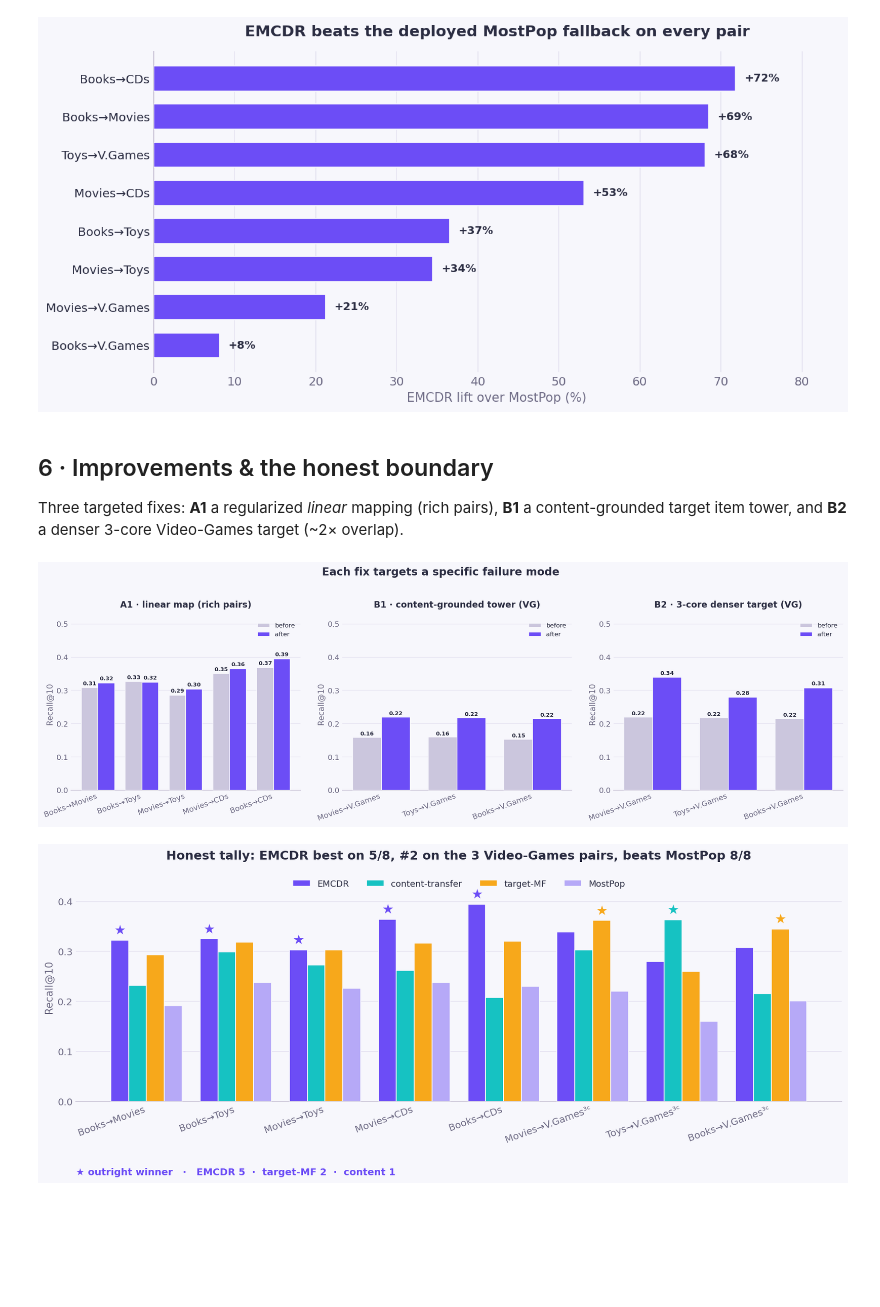
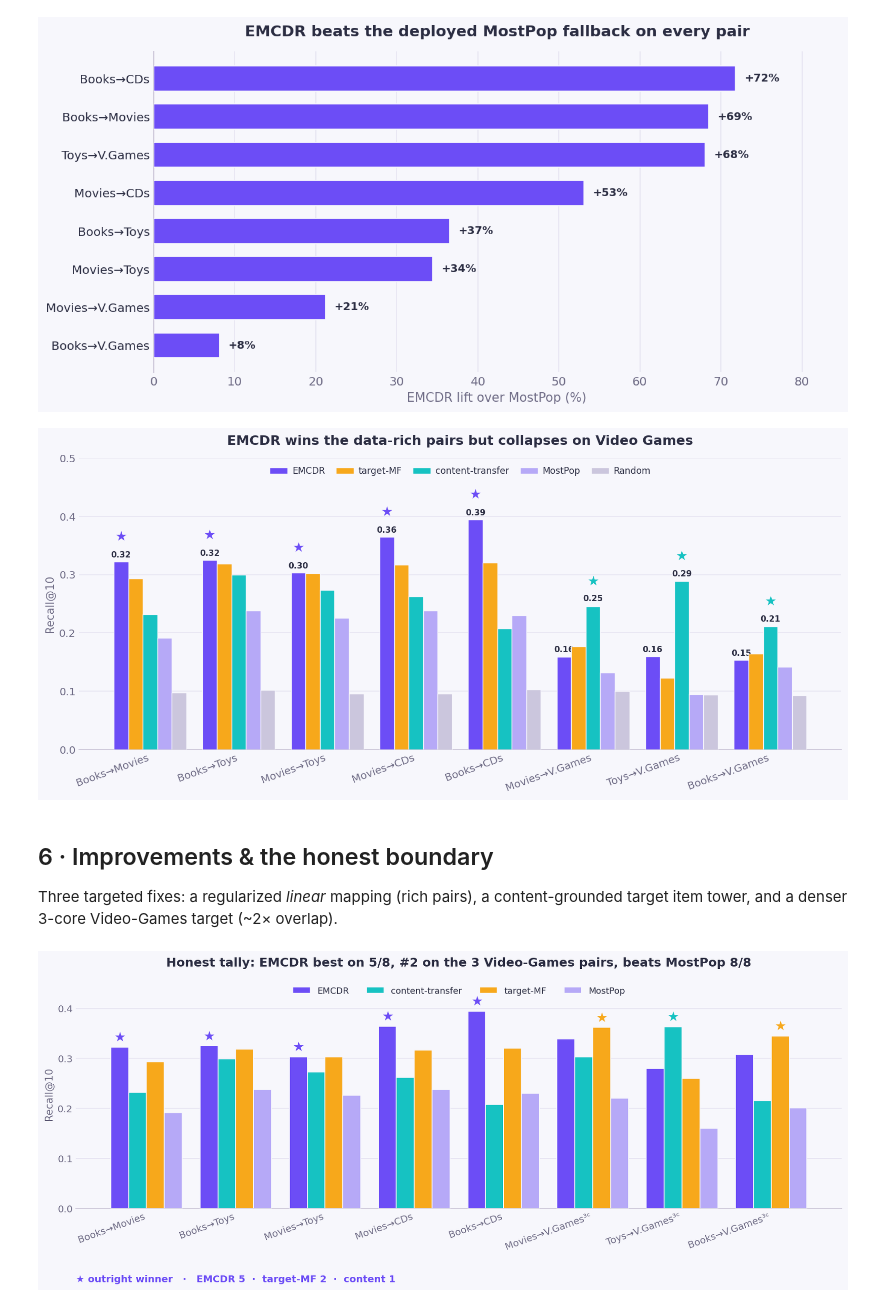
Before and after one commit to orimood/Amazon_CR, a Jupyter notebook: notebooks/presentation.ipynb, the cells around one changed output. Saved outputs shown, nothing was run; the diff lists cells and outputs as text; code cells hidden in the pictures; blank space fills up the shorter version.

```diff
--- a/notebooks/presentation.ipynb
+++ b/notebooks/presentation.ipynb
@@ -786,39 +766,30 @@ style_bar_axis(ax, 'y'); soft_grid(ax, 'x')
 finish(fig)
 # %% [output]
 [figure]
+# %%
+# EMCDR vs all baselines (regularized-linear mapping)
+fig, ax = plt.subplots(figsize=(12, 5.6))
+ents = entries_for('improve_lin', PAIRS_FULL)
+grouped_models(ax, PAIRS_FULL, ents, ALLMODELS, 'Recall@10',
+               'EMCDR wins the data-rich pairs but collapses on Video Games')
+# ★ over the per-pair winner; value labels on EMCDR (our model) AND the top model.
+# grouped_models already labels EMCDR, so add the winner's label only when it isn't EMCDR.
+n = len(ALLMODELS); w = 0.82 / n; x = np.arange(len(PAIRS_FULL))
+for i, e in enumerate(ents):
+    win = winner_of(e); vwin = mval(e, win)
+    xw = x[i] + (ALLMODELS.index(win) - (n - 1) / 2) * w
+    if win != 'emcdr':
+        ax.text(xw, vwin + 0.006, f'{vwin:.2f}', ha='center', va='bottom',
+                fontsize=8.5, color=INK, fontweight='bold')
+    ax.text(xw, vwin + 0.032, '★', ha='center', va='bottom',
+            fontsize=14, color=MODEL_COLORS[win])
+ax.set_ylim(0, 0.50)
+finish(fig)
+# %% [output]
+[figure, new version]
 # %% [markdown]
 ## 6 · Improvements & the honest boundary
-Three targeted fixes: **A1** a regularized *linear* mapping (rich pairs), **B1** a content-grounded target item tower, and **B2** a denser 3-core Video-Games target (~2× overlap).
+Three targeted fixes: a regularized *linear* mapping (rich pairs), a content-grounded target item tower, and a denser 3-core Video-Games target (~2× overlap).
-# %%
-fig, axes = plt.subplots(1, 3, figsize=(16.5, 5.2))
-def beforeafter(ax, title, items):
-    x = np.arange(len(items)); w = 0.38
-    bef = [b for _, b, _ in items]; aft = [a for _, _, a in items]
-    b1 = ax.bar(x - w/2, bef, w, label='before', color=NEUTRAL, edgecolor=BG, zorder=3)
-    b2 = ax.bar(x + w/2, aft, w, label='after', color=PURPLE, edgecolor=BG, zorder=3)
-    bar_annotated(ax, b1, bef, fmt='{:.2f}', fs=8); bar_annotated(ax, b2, aft, fmt='{:.2f}', fs=8)
-    ax.set_xticks(x); ax.set_xticklabels([n for n, _, _ in items], rotation=20, ha='right')
-    ax.set_ylabel('Recall@10'); ax.set_ylim(0, 0.52)
-    ctitle(ax, title, size=12.5)
-    style_bar_axis(ax, 'x'); soft_grid(ax, 'y')
-    brand_legend(ax, loc='upper right', fontsize=9)
-
-RICH = PAIRS_FULL[:5]
-a1 = [(plabel(s, t), mval(entry('full', s, t), 'emcdr'), mval(entry('improve_lin', s, t), 'emcdr')) for s, t in RICH]
-beforeafter(axes[0], 'A1 · linear map (rich pairs)', a1)
-
-VG = [('Movies_and_TV','Video_Games'), ('Toys_and_Games','Video_Games'), ('Books','Video_Games')]
-b1 = [(plabel(s, t), mval(entry('improve_lin', s, t), 'emcdr'), mval(entry('b1', s, t), 'emcdr')) for s, t in VG]
-beforeafter(axes[1], 'B1 · content-grounded tower (VG)', b1)
-
-b2 = [(plabel(s, 'Video_Games'),
-       mval(entry('b1', s, 'Video_Games'), 'emcdr'),
-       mval(entry('b1_3core', s, 'Video_Games_3core'), 'emcdr')) for s in ['Movies_and_TV', 'Toys_and_Games', 'Books']]
-beforeafter(axes[2], 'B2 · 3-core denser target (VG)', b2)
-fig.suptitle('Each fix targets a specific failure mode', color=INK, fontsize=15.5, fontweight='bold', y=1.02)
-finish(fig)
-# %% [output]
-[figure, removed]
 # %%
 # honest final tally — best deployed config per pair
 fig, ax = plt.subplots(figsize=(13, 5.8))
```
Also changed, not shown: parts of 4 cells of this notebook.
